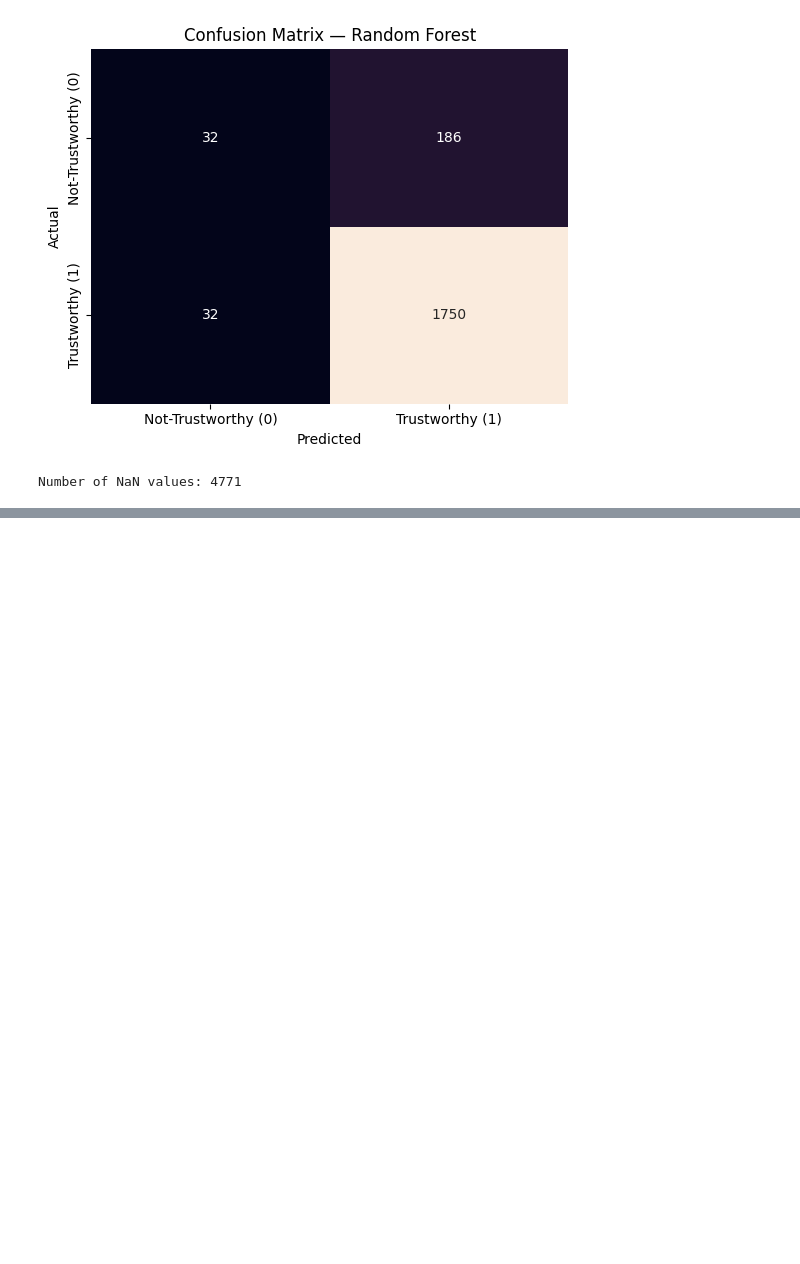
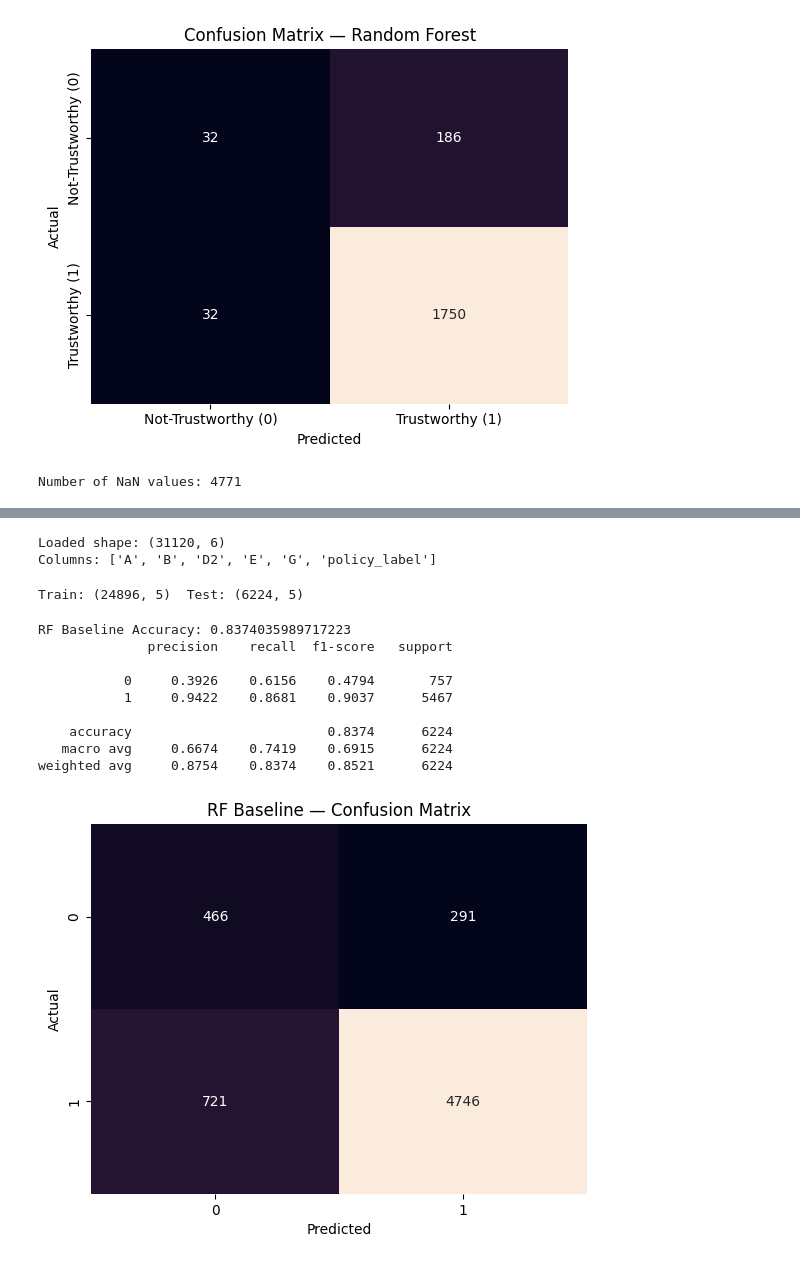
Before and after one commit to codebyhyuk/TikTok-TechJam-2025, a Jupyter notebook: classification_model/RF.ipynb, the cells around one changed output, grey strips where cells are left out. Drawn from its saved outputs; the diff is of its cells as text; code cells hidden in the pictures; blank space fills up the shorter version.

```diff
--- a/classification_model/RF.ipynb
+++ b/classification_model/RF.ipynb
@@ -123,0 +139,63 @@ Number of NaN values: 4771
+# %%
+FINAL_CSV   = "../final_data_featured_filtered.csv"
+TARGET_COL  = "policy_label"
+FEATURE_COLS = ["A","B","D2","E","G"]
+# %%
+df = pd.read_csv(FINAL_CSV)
+print("Loaded shape:", df.shape)
+print("Columns:", list(df.columns)[:20])
+missing = [c for c in FEATURE_COLS + [TARGET_COL] if c not in df.columns]
+if missing:
+    raise ValueError(f"Missing required columns: {missing}")
+# %% [output]
+Loaded shape: (31120, 6)
+Columns: ['A', 'B', 'D2', 'E', 'G', 'policy_label']
+# %%
+X = df[FEATURE_COLS].values
+y = df[TARGET_COL].astype(int).values
+# %%
+X_train, X_test, y_train, y_test = train_test_split(
+    X, y, test_size=0.20, random_state=42, stratify=y
+)
+print("Train:", X_train.shape, " Test:", X_test.shape)
+# %% [output]
+Train: (24896, 5)  Test: (6224, 5)
+# %%
+from sklearn.ensemble import RandomForestClassifier
+
+# --- Quick baseline fit ---
+rf_baseline = RandomForestClassifier(
+    n_estimators=500,
+    max_depth=None,
+    min_samples_leaf=10,
+    class_weight="balanced",
+    random_state=42,
+    n_jobs=-1
+)
+rf_baseline.fit(X_train, y_train)
+
+y_pred_rf = rf_baseline.predict(X_test)
+
+print("RF Baseline Accuracy:", accuracy_score(y_test, y_pred_rf))
+
+print(classification_report(y_test, y_pred_rf, digits=4))
+
+cm = confusion_matrix(y_test, y_pred_rf)
+sns.heatmap(cm, annot=True,
+            fmt="d",
+            cbar=False,
+            xticklabels=["0","1"],
+            yticklabels=["0","1"])
+plt.title("RF Baseline — Confusion Matrix")
+plt.xlabel("Predicted"); plt.ylabel("Actual"); plt.show()
+# %% [output]
+RF Baseline Accuracy: 0.8374035989717223
+              precision    recall  f1-score   support
+
+           0     0.3926    0.6156    0.4794       757
+           1     0.9422    0.8681    0.9037      5467
+
+    accuracy                         0.8374      6224
+   macro avg     0.6674    0.7419    0.6915      6224
+weighted avg     0.8754    0.8374    0.8521      6224
+[figure, added]
```
Also changed, not shown: parts of 12 cells of this notebook, 1 other file.
